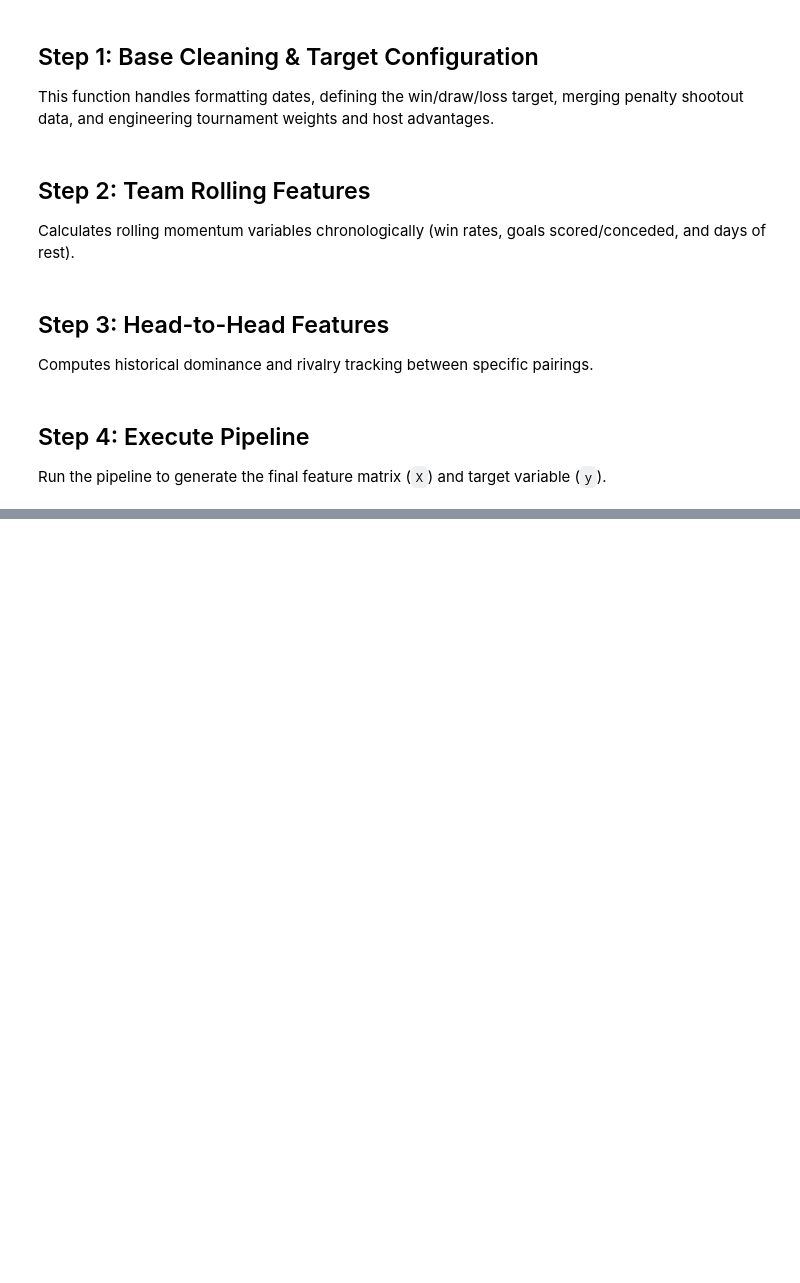
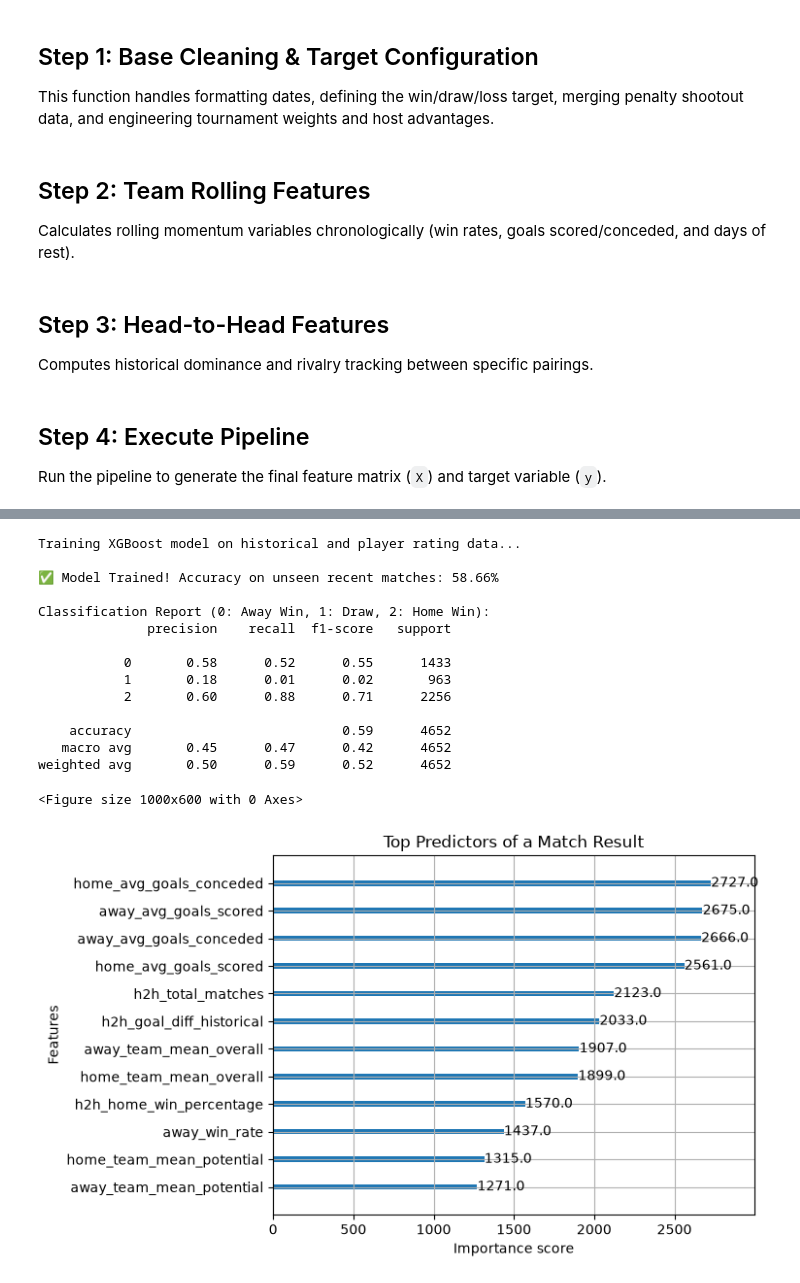
Before and after one commit to notslazer/fifa-world-cup-2026-predictor, a Jupyter notebook: fifa-predictor.ipynb, the cells around one changed output, grey strips where cells are left out. Saved outputs shown, nothing was run; the diff lists cells and outputs as text; code cells hidden in the pictures; blank space fills up the shorter version.

```diff
--- a/fifa-predictor.ipynb
+++ b/fifa-predictor.ipynb
@@ -171,0 +230,63 @@ Feature Matrix Shape: (49819, 13)
+# %%
+import xgboost as xgb
+from sklearn.metrics import classification_report, accuracy_score
+import matplotlib.pyplot as plt
+
+# 1. Final Clean
+# Drop any rows where rolling averages or player ratings couldn't be calculated safely
+final_df = model_ready_df.dropna(subset=predictor_columns).copy()
+
+# 2. Chronological Train/Test Split (Avoid Data Leakage)
+# Train on historical data (Before 2022)
+train_df = final_df[final_df['date'].dt.year < 2022]
+# Test on recent data including the 2022 World Cup (2022 - Present)
+test_df = final_df[final_df['date'].dt.year >= 2022]
+
+X_train = train_df[predictor_columns]
+y_train = train_df['outcome']
+X_test = test_df[predictor_columns]
+y_test = test_df['outcome']
+
+# 3. Initialize the XGBoost Classifier
+model = xgb.XGBClassifier(
+    objective='multi:softprob',
+    num_class=3,
+    learning_rate=0.05,
+    max_depth=5,
+    n_estimators=400,
+    random_state=42
+)
+
+# 4. Train the Model
+print("Training XGBoost model on historical and player rating data...")
+model.fit(X_train, y_train)
+
+# 5. Evaluate Performance
+y_pred = model.predict(X_test)
+accuracy = accuracy_score(y_test, y_pred)
+
+print(f"\n✅ Model Trained! Accuracy on unseen recent matches: {accuracy * 100:.2f}%\n")
+print("Classification Report (0: Away Win, 1: Draw, 2: Home Win):")
+print(classification_report(y_test, y_pred))
+
+# 6. Feature Importance
+plt.figure(figsize=(10, 6))
+xgb.plot_importance(model, importance_type='weight', max_num_features=12, title='Top Predictors of a Match Result')
+plt.show()
+# %% [output]
+Training XGBoost model on historical and player rating data...
+
+✅ Model Trained! Accuracy on unseen recent matches: 58.66%
+
+Classification Report (0: Away Win, 1: Draw, 2: Home Win):
+              precision    recall  f1-score   support
+
+           0       0.58      0.52      0.55      1433
+           1       0.18      0.01      0.02       963
+           2       0.60      0.88      0.71      2256
+
+    accuracy                           0.59      4652
+   macro avg       0.45      0.47      0.42      4652
+weighted avg       0.50      0.59      0.52      4652
+<Figure size 1000x600 with 0 Axes>
+[figure, added]
```
Also changed, not shown: parts of 4 cells of this notebook, 1 other file.
